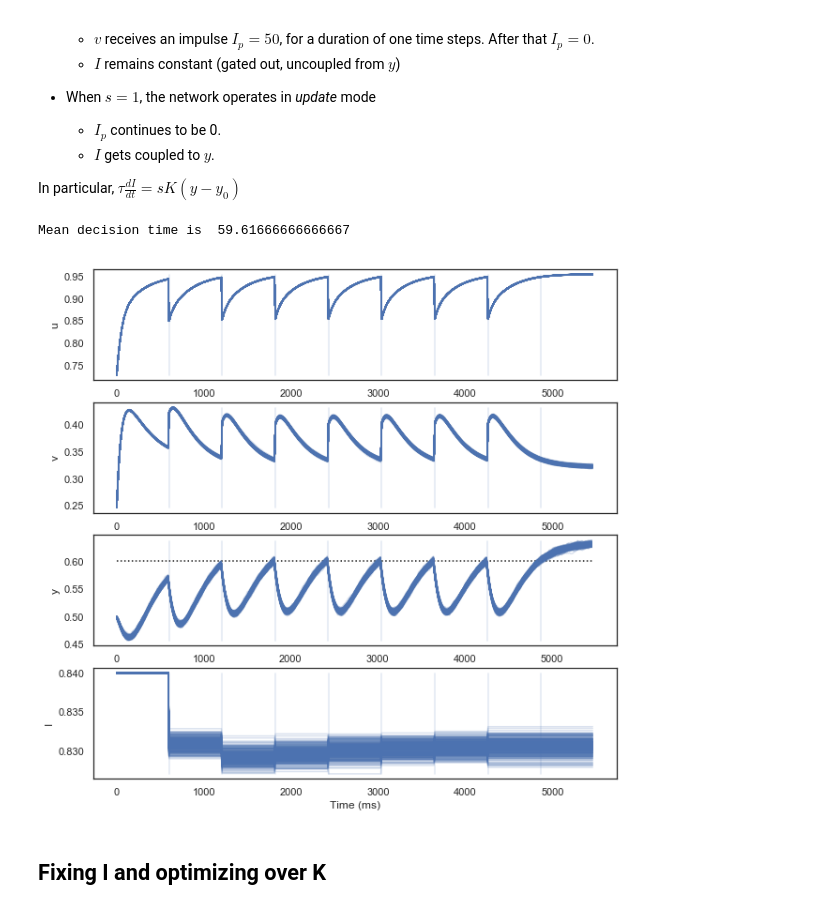
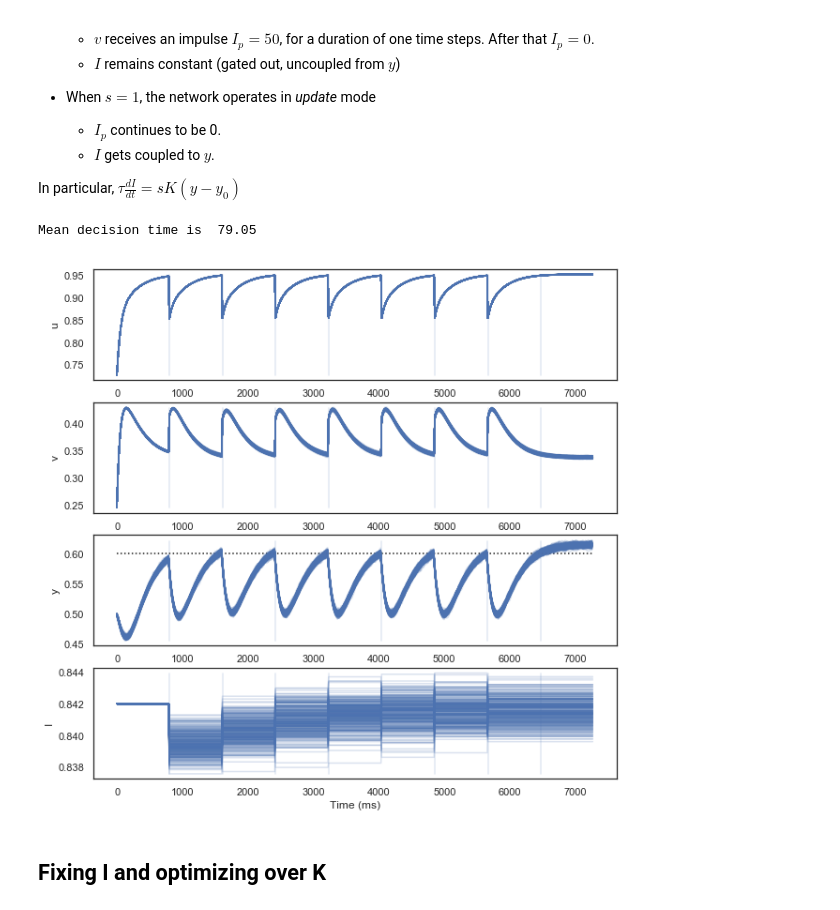
Before and after one commit to jazlab/SE_NL_MJ_2020, a Jupyter notebook: integrator_feedback_circuit.ipynb, the cells around one changed output. Cells and saved outputs as stored; diff of their text form; code cells hidden in the pictures.

```diff
--- a/integrator_feedback_circuit.ipynb
+++ b/integrator_feedback_circuit.ipynb
@@ -252,28 +253,28 @@ def simulate_trial(ntrials=1000, duration=600, nstages=10, sigma=0, K=3.0, initI
     return ulst, vlst, ylst, Ilst, siglst, ylst2
 # %%
 sigma = 0.01
-K = 2.98
-I = 0.84
-duration = 600
+K = 3.07
+I = 0.842
+duration = 800
 
 #ulst, vlst, ylst, Ilst, siglst, ylst2 = simulate_trial(nstages=3, sigma=sigma, K=K, initI=0.766)
 np.random.seed(2018)
 ulst, vlst, ylst, Ilst, siglst, ylst2 = simulate_trial(ntrials=300, nstages=8, duration=duration, sigma=sigma,
                                                        K=K, initI=I)
 plot_simulation_parallel(ulst, vlst, ylst, Ilst, siglst, PARAMS_DICT)
 
 Ylst2 = np.array(ylst2)
 times = get_times_lst_from_y(np.array(Ylst2))
 times = times[(times > 0) & (times != np.inf)]
 print('Mean decision time is ', np.mean(times))
 
 # Save the parameters in a .mat file
 #scipy.io.savemat('PlotTools/uv_simulation_data012619_K3_164_I0_7825_s0_0136_1000ms.mat', {'ulst': ulst, 'vlst': vlst, 'ylst': ylst,
 #                                                  'Ilst': Ilst, 'siglst': siglst, 'PARAMS': PARAMS_DICT,
 #                                                   'sigma': sigma, 'K': K, 'I': I})
 # %% [output]
-Mean decision time is  59.61666666666667
+Mean decision time is  79.05
-[figure, old version]
+[figure, new version]
 # %% [markdown]
 ## Fixing I and optimizing over K
 # %%
```
Also changed, not shown: parts of 9 cells of this notebook.
